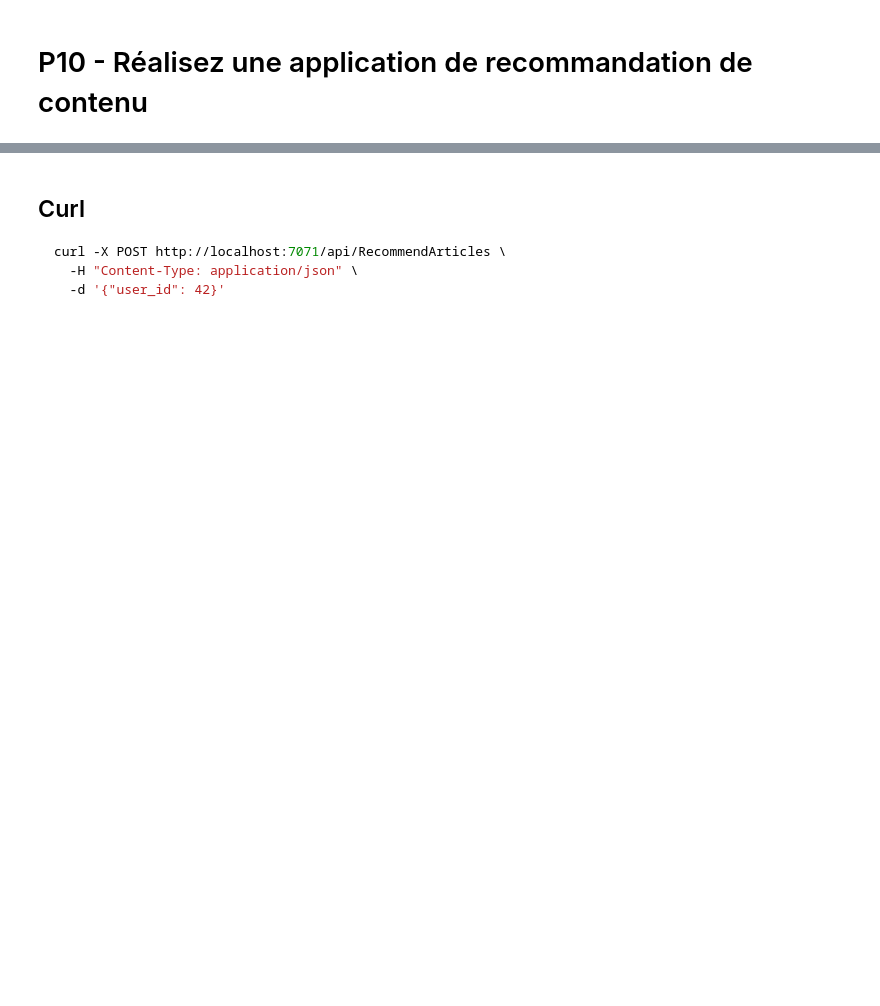
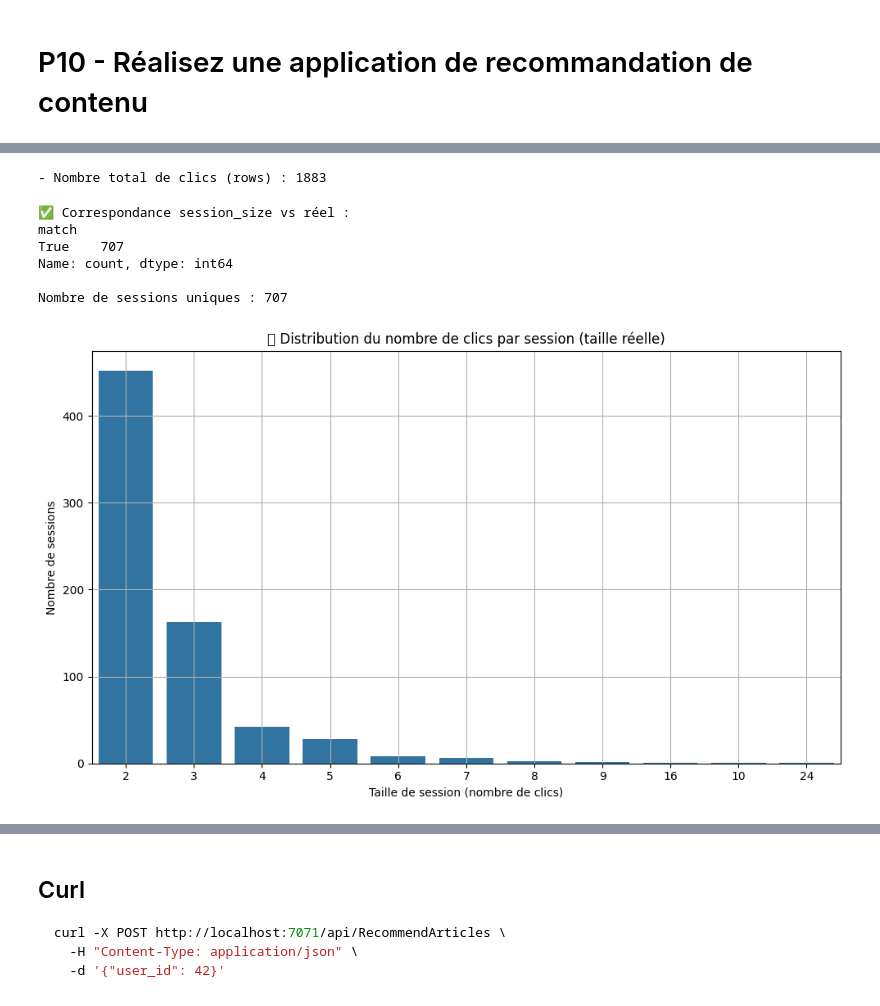
Before and after one commit to brunfla/p10-recommandation-contenu, a Jupyter notebook: notebooks/training.ipynb, the cells around one changed output, grey strips where cells are left out. Drawn from its saved outputs; the diff is of its cells as text; code cells hidden in the pictures; blank space fills up the shorter version.

```diff
--- a/notebooks/training.ipynb
+++ b/notebooks/training.ipynb
@@ -32,0 +104,8 @@ Nombre d’articles uniques (article_id) : 364047
+# %%
+import pandas as pd
+
+clicks = pd.read_csv(clicks_path)
+
+print("- Aperçu rapide des clics :")
+# Aperçu rapide
+clicks.head()
@@ -32,0 +120,41 @@ Nombre d’articles uniques (article_id) : 364047
+# %%
+# Affichage du nombre de lignes (donc d'articles)
+print("- Nombre total de clics (rows) :", clicks.shape[0])
+# %% [output]
+- Nombre total de clics (rows) : 1883
+# %%
+import pandas as pd
+import matplotlib.pyplot as plt
+import seaborn as sns
+
+# 🔹 2. Calcul du nombre réel de clics par session_id
+real_session_sizes = clicks.groupby("session_id").size().reset_index(name="real_session_size")
+
+# 🔹 3. Comparaison avec la colonne session_size (du fichier)
+merged = clicks[["session_id", "session_size"]].drop_duplicates().merge(real_session_sizes, on="session_id")
+
+# 🔹 4. Vérifier s'il y a des incohérences
+merged["match"] = merged["session_size"] == merged["real_session_size"]
+
+# 🔍 Afficher les stats
+print("\n✅ Correspondance session_size vs réel :")
+print(merged["match"].value_counts())
+print(f"\nNombre de sessions uniques : {merged.shape[0]}")
+
+# 🔹 5. Distribution des tailles de sessions
+plt.figure(figsize=(10,6))
+sns.countplot(data=merged, x="real_session_size", order=merged["real_session_size"].value_counts().index)
+plt.title("📊 Distribution du nombre de clics par session (taille réelle)")
+plt.xlabel("Taille de session (nombre de clics)")
+plt.ylabel("Nombre de sessions")
+plt.grid(True)
+plt.tight_layout()
+plt.show()
+# %% [output]
+✅ Correspondance session_size vs réel :
+match
+True    707
+Name: count, dtype: int64
+
+Nombre de sessions uniques : 707
+[figure, added]
```
Also changed, not shown: parts of 27 cells of this notebook, 13 other files.
